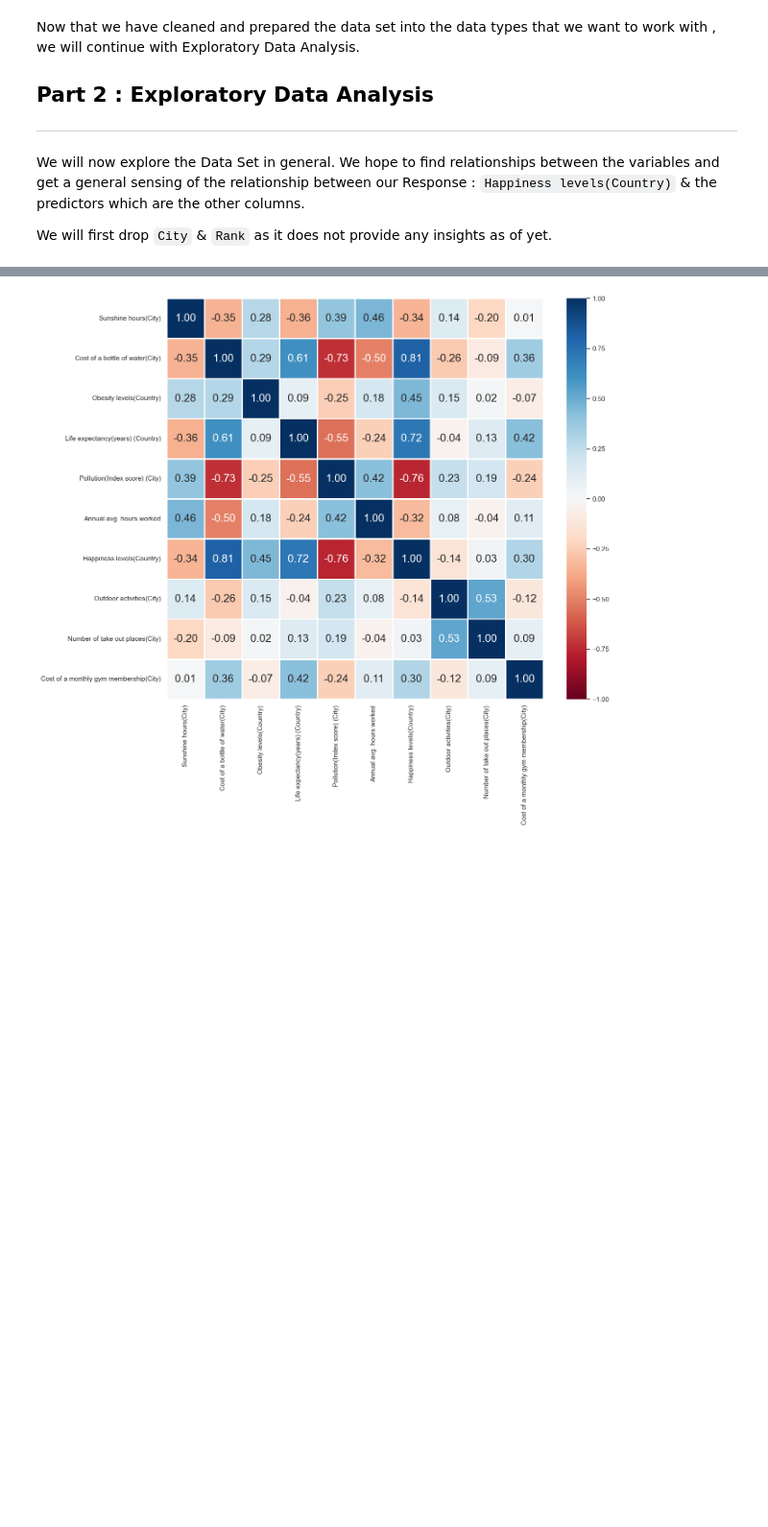
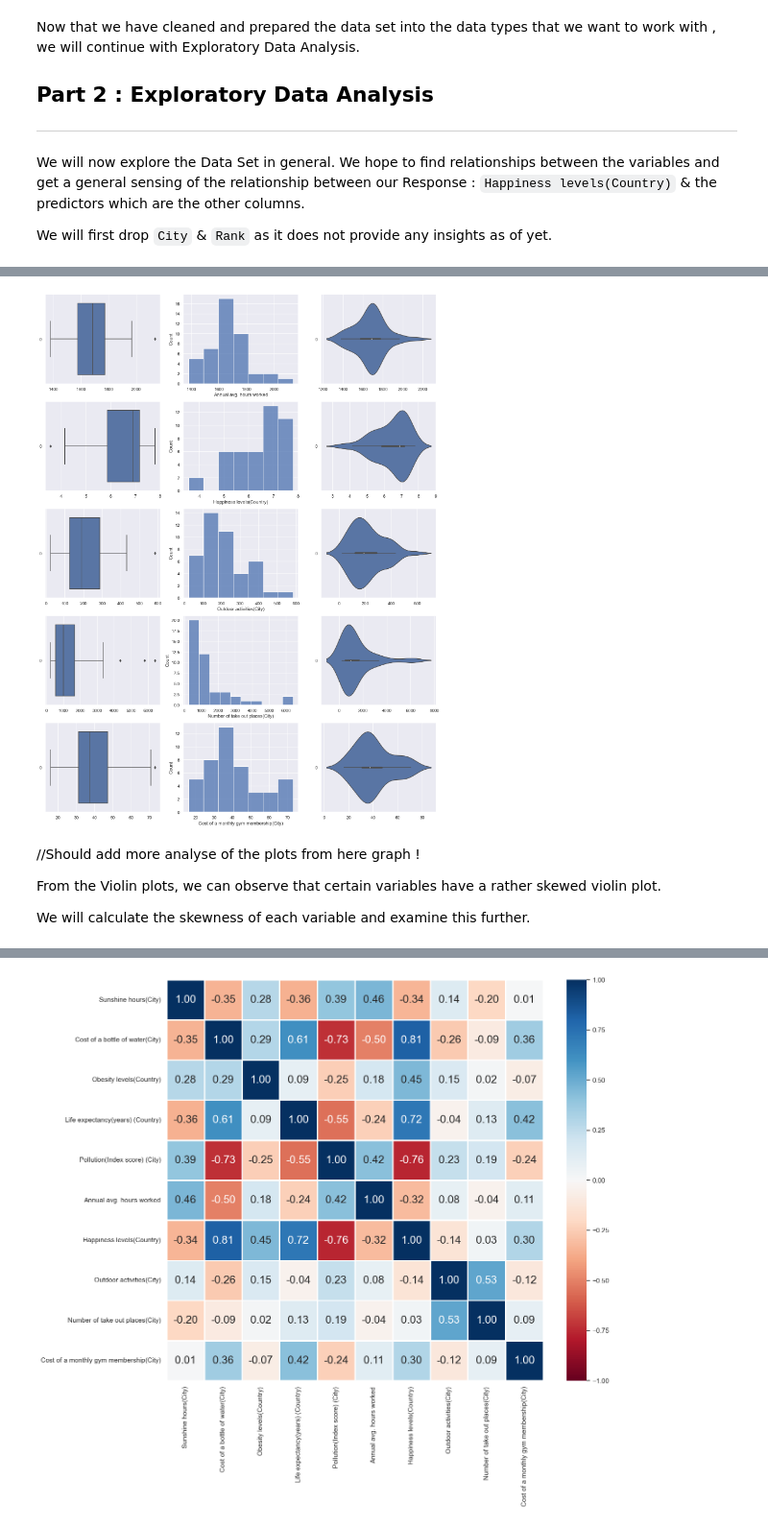
Before and after one commit to JaredNgwj/SC1015, a Jupyter notebook: SC1015 Full Project - City Happiness Level.ipynb, the cells around one changed output, grey strips where cells are left out. Shown at 96% size. Cells and saved outputs as stored; diff of their text form; code cells hidden in the pictures; blank space fills up the shorter version.

```diff
--- a/SC1015 Full Project - City Happiness Level.ipynb
+++ b/SC1015 Full Project - City Happiness Level.ipynb
@@ -245,0 +254,19 @@ for var in CityDataEDA:
+# %%
+f, axes = plt.subplots(5, 3, figsize=(18, 24))
+
+CityDataEDA2 = CityDataEDA.iloc[:, 5:10]
+
+count = 0
+for var in CityDataEDA2:
+    sb.boxplot(data = CityDataEDA2[var], orient = "h", ax = axes[count,0])
+    sb.histplot(data = CityDataEDA2[var], ax = axes[count,1])
+    sb.violinplot(data = CityDataEDA2[var], orient = "h", ax = axes[count,2])
+    count += 1
+# %% [output]
+[figure, added]
+# %% [markdown]
+//Should add more analyse of the plots from here graph !
+
+From the Violin plots, we can observe that certain variables have a rather skewed violin plot.
+
+We will calculate the skewness of each variable and examine this further.
```
Also changed, not shown: parts of 25 cells of this notebook, 1 other file.
